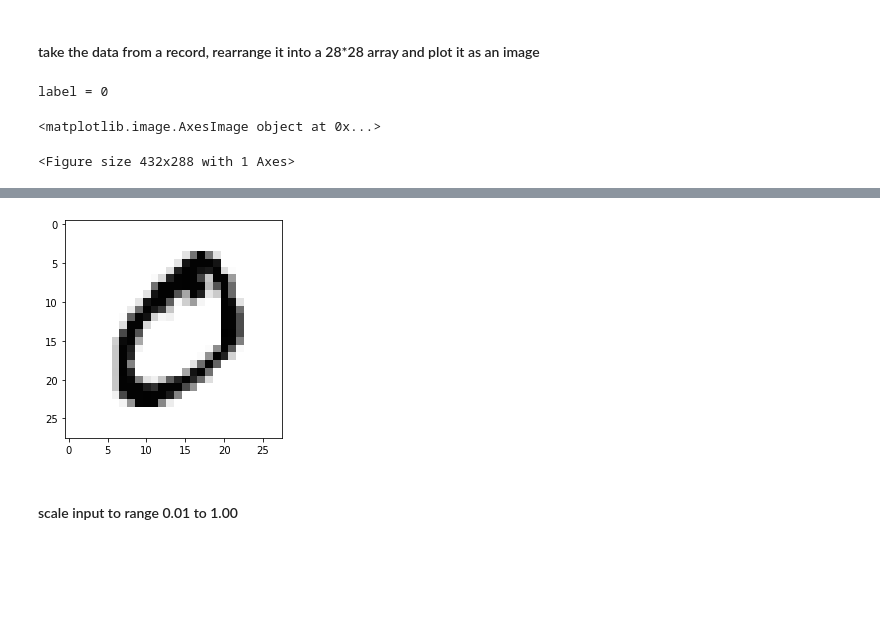
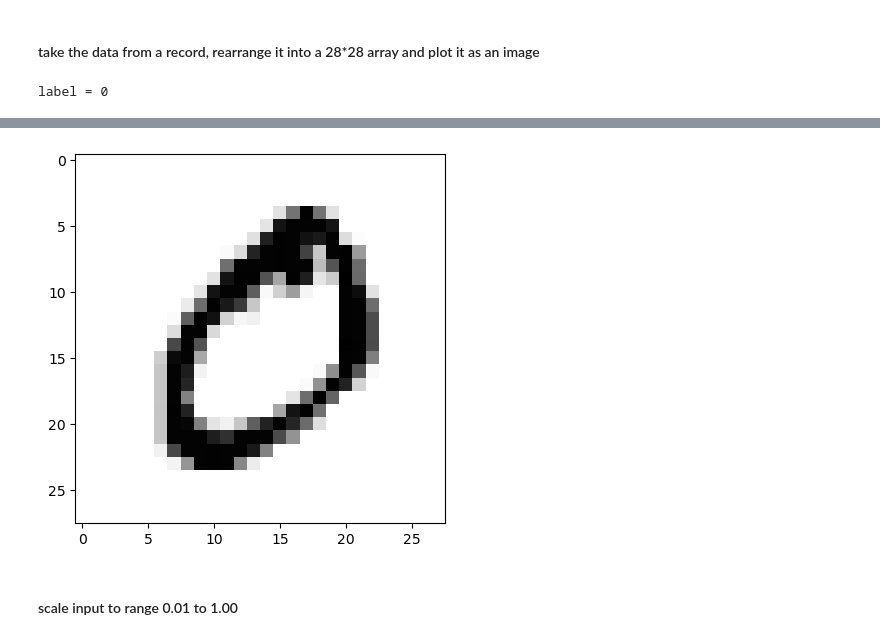
Before and after one commit to Fengzi21/makeyourownneuralnetwork, a Jupyter notebook: part2_mnist_data_set.ipynb, the cells around one changed output, grey strips where cells are left out. Drawn from its saved outputs; the diff is of its cells as text; code cells hidden in the pictures; blank space fills up the shorter version.

```diff
--- a/part2_mnist_data_set.ipynb
+++ b/part2_mnist_data_set.ipynb
@@ -38,8 +39,6 @@ label = int(all_values[0])
 print(f"{label = }")
 
 image_array = numpy.asfarray(all_values[1:]).reshape((28, 28))
-matplotlib.pyplot.imshow(image_array, cmap='Greys', interpolation='None')
+plt.imshow(image_array, cmap='Greys', interpolation='None');
 # %% [output]
 label = 0
-<matplotlib.image.AxesImage object at 0x...>
-<Figure size 432x288 with 1 Axes>
@@ -46,4 +46,4 @@ label = 0
-[figure, old version]
+[figure, new version]
 # %% [markdown]
 #### scale input to range 0.01 to 1.00
 # %%
```
Also changed, not shown: parts of 6 cells of this notebook, 11 other files.
